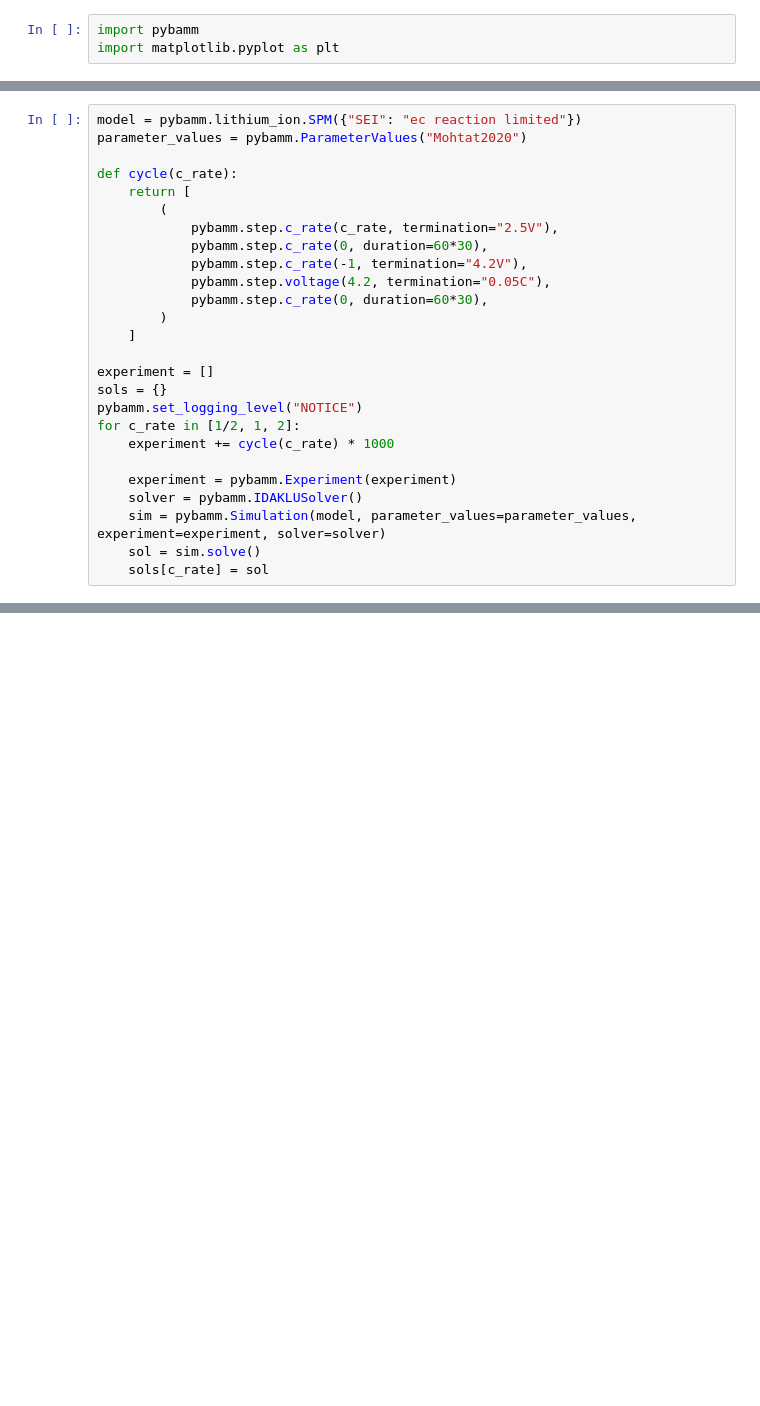
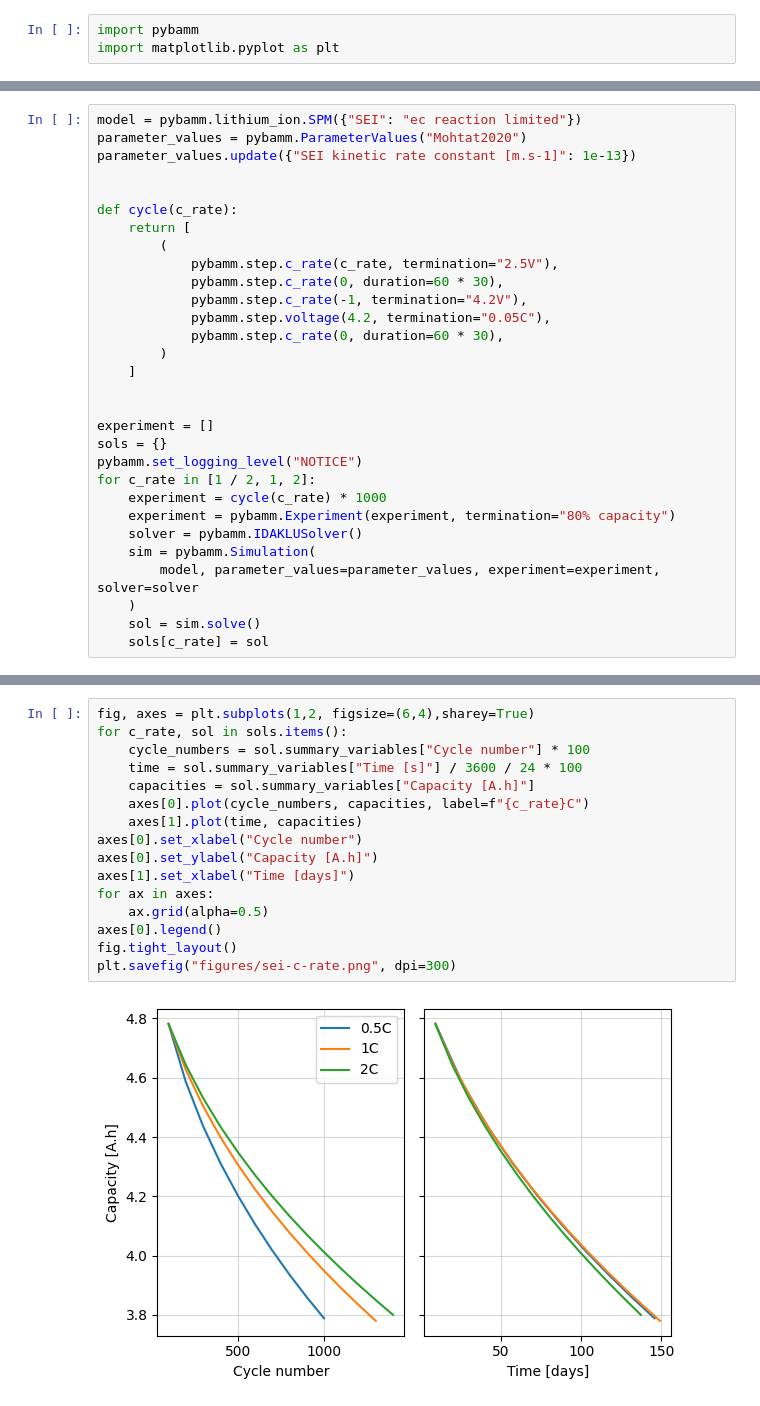
Before and after one commit to ionworks/blog-notebooks, a Jupyter notebook: 2024-09-25-sei-c-rate.ipynb, the cells around one changed output, grey strips where cells are left out. Cells and saved outputs as stored; diff of their text form; blank space fills up the shorter version.

Commit message:
add sei c-rate notebook

```diff
--- a/2024-09-25-sei-c-rate.ipynb
+++ b/2024-09-25-sei-c-rate.ipynb
@@ -4,27 +23,31 @@ import matplotlib.pyplot as plt
 # %%
 model = pybamm.lithium_ion.SPM({"SEI": "ec reaction limited"})
 parameter_values = pybamm.ParameterValues("Mohtat2020")
+parameter_values.update({"SEI kinetic rate constant [m.s-1]": 1e-13})
+
 
 def cycle(c_rate):
     return [
         (
             pybamm.step.c_rate(c_rate, termination="2.5V"),
-            pybamm.step.c_rate(0, duration=60*30),
+            pybamm.step.c_rate(0, duration=60 * 30),
             pybamm.step.c_rate(-1, termination="4.2V"),
             pybamm.step.voltage(4.2, termination="0.05C"),
-            pybamm.step.c_rate(0, duration=60*30),
+            pybamm.step.c_rate(0, duration=60 * 30),
         )
     ]
+
 
 experiment = []
 sols = {}
 pybamm.set_logging_level("NOTICE")
-for c_rate in [1/2, 1, 2]:
-    experiment += cycle(c_rate) * 1000
-
-    experiment = pybamm.Experiment(experiment)
+for c_rate in [1 / 2, 1, 2]:
+    experiment = cycle(c_rate) * 1000
+    experiment = pybamm.Experiment(experiment, termination="80% capacity")
     solver = pybamm.IDAKLUSolver()
-    sim = pybamm.Simulation(model, parameter_values=parameter_values, experiment=experiment, solver=solver)
+    sim = pybamm.Simulation(
+        model, parameter_values=parameter_values, experiment=experiment, solver=solver
+    )
     sol = sim.solve()
     sols[c_rate] = sol
 # %% [output]
@@ -39,0 +71,18 @@ pybamm.dynamic_plot(
+# %%
+fig, axes = plt.subplots(1,2, figsize=(6,4),sharey=True)
+for c_rate, sol in sols.items():
+    cycle_numbers = sol.summary_variables["Cycle number"] * 100
+    time = sol.summary_variables["Time [s]"] / 3600 / 24 * 100
+    capacities = sol.summary_variables["Capacity [A.h]"]
+    axes[0].plot(cycle_numbers, capacities, label=f"{c_rate}C")
+    axes[1].plot(time, capacities)
+axes[0].set_xlabel("Cycle number")
+axes[0].set_ylabel("Capacity [A.h]")
+axes[1].set_xlabel("Time [days]")
+for ax in axes:
+    ax.grid(alpha=0.5)
+axes[0].legend()
+fig.tight_layout()
+plt.savefig("figures/sei-c-rate.png", dpi=300)
+# %% [output]
+[figure, added]
```
Also changed, not shown: parts of 3 cells of this notebook.
